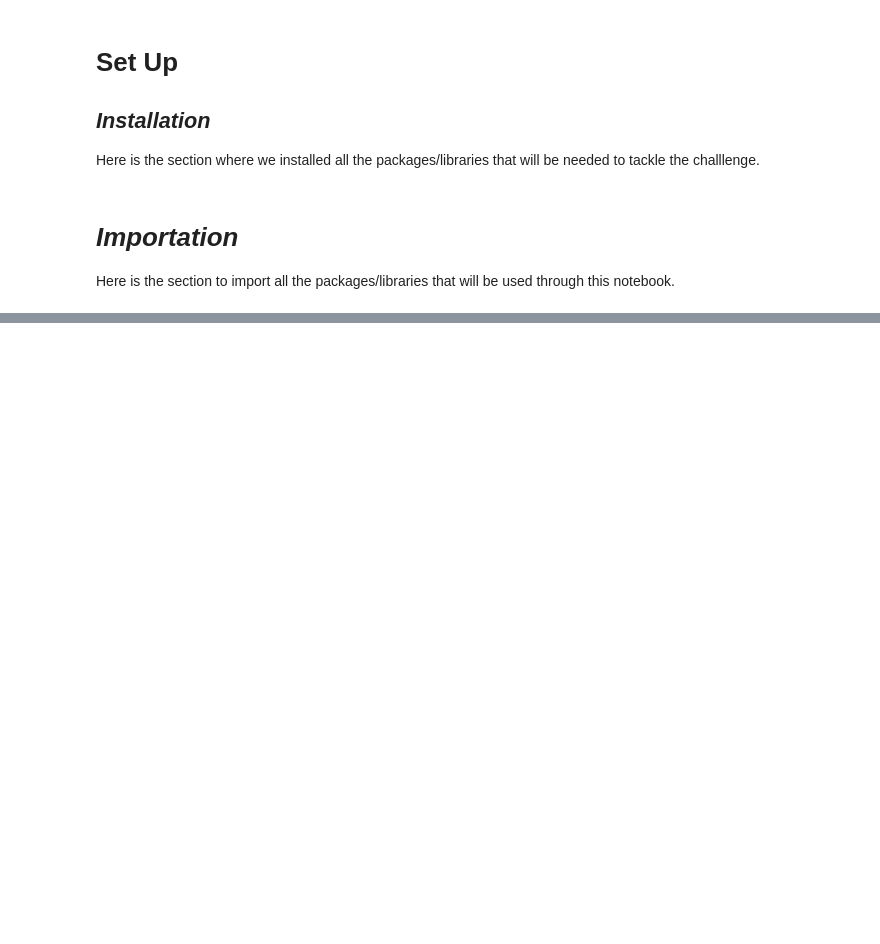
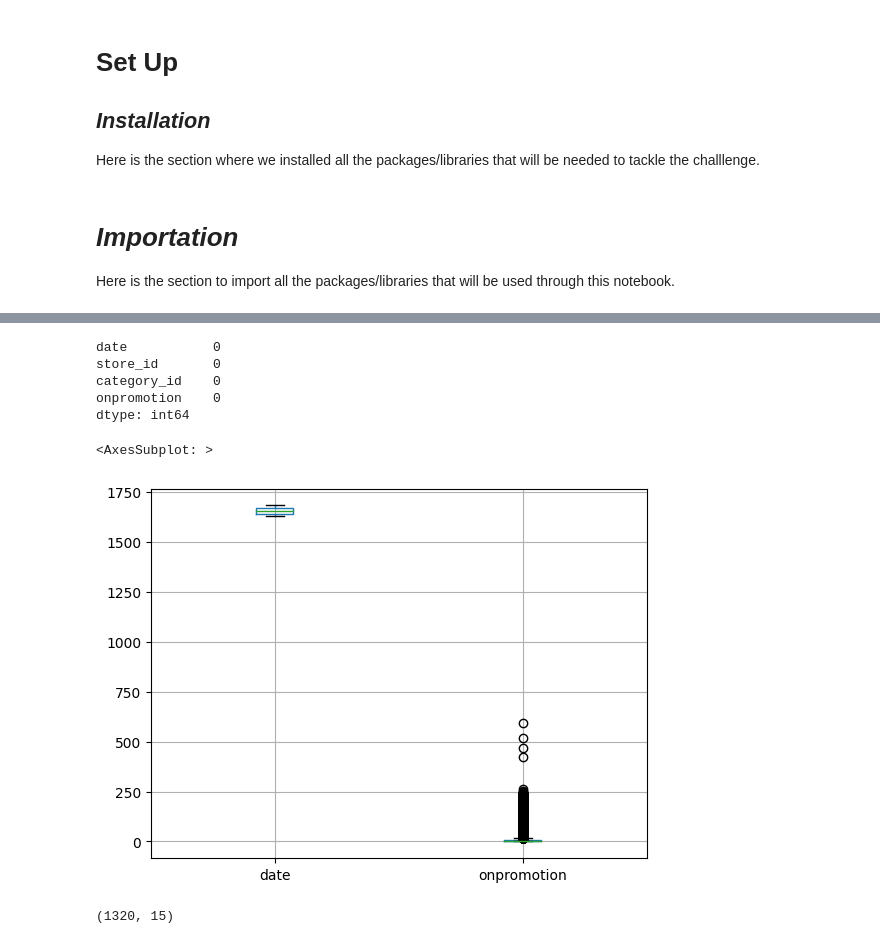
Before and after one commit to Gilbert-B/Forecasting-Sales, a Jupyter notebook: dev/notebook/Sales_Forecast.ipynb, the cells around one changed output, grey strips where cells are left out. Saved outputs shown, nothing was run; the diff lists cells and outputs as text; code cells hidden in the pictures; blank space fills up the shorter version.

```diff
--- a/dev/notebook/Sales_Forecast.ipynb
+++ b/dev/notebook/Sales_Forecast.ipynb
@@ -79,0 +233,21 @@ from sklearn.pipeline import Pipeline
+# %%
+#Check for missing values
+test_df.isna().sum()
+# %% [output]
+date           0
+store_id       0
+category_id    0
+onpromotion    0
+dtype: int64
+# %%
+#Check for outliers
+test_df.boxplot()
+# %% [output]
+<AxesSubplot: >
+[figure, added]
+# %%
+# A quick look at the shape of our dates dataset
+
+dates_df.shape
+# %% [output]
+(1320, 15)
```
Also changed, not shown: parts of 19 cells of this notebook, 6 other files.
